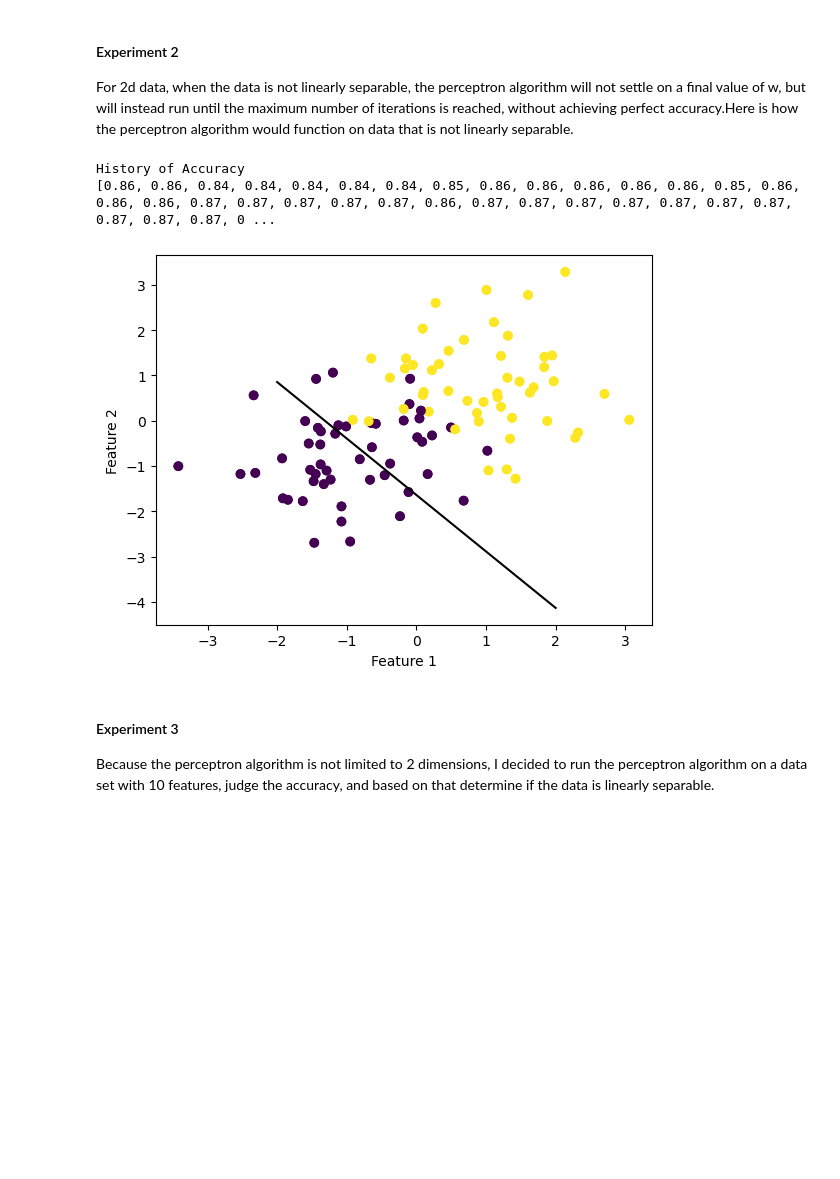
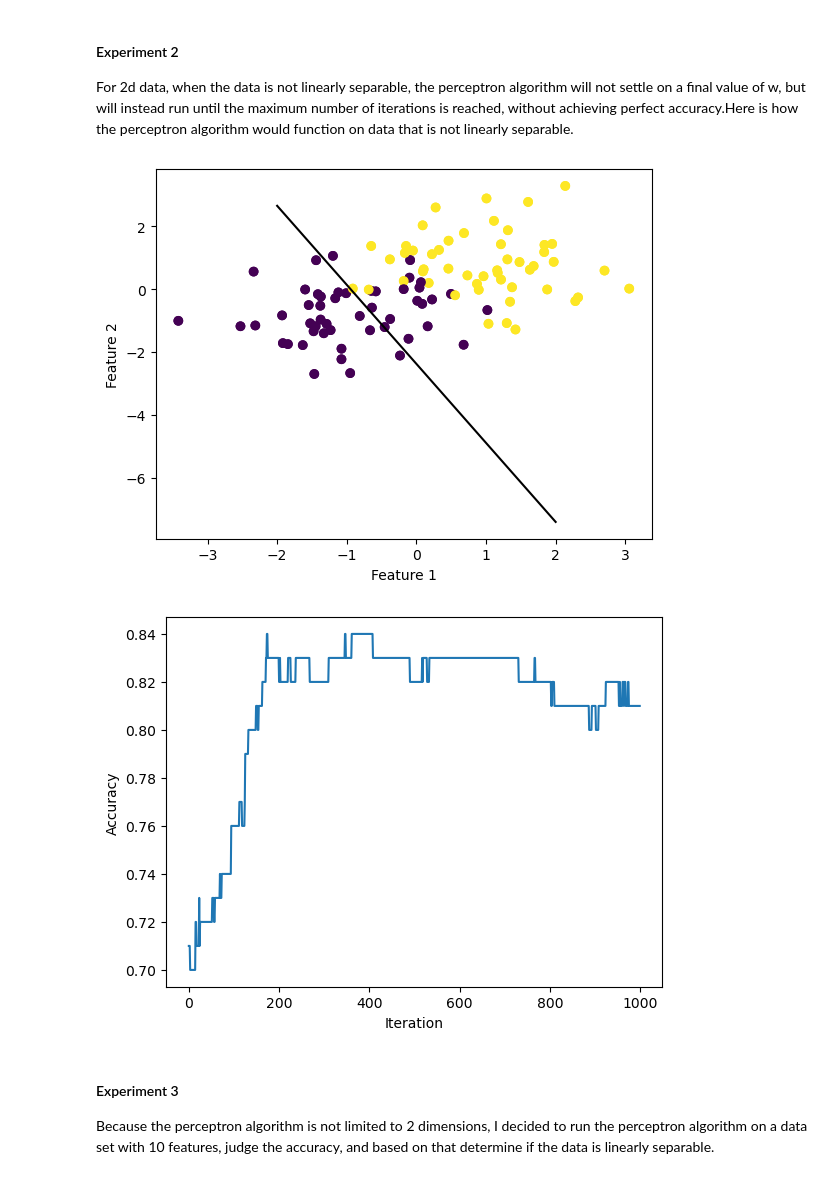
Before and after one commit to MGyawu/MGyawu.github.io, a Jupyter notebook: posts/Perceptron/Implementing_perceptron.ipynb, the cells around one changed output. Saved outputs shown, nothing was run; the diff lists cells and outputs as text; code cells hidden in the pictures; blank space fills up the shorter version.

```diff
--- a/posts/Perceptron/Implementing_perceptron.ipynb
+++ b/posts/Perceptron/Implementing_perceptron.ipynb
@@ -107,7 +115,7 @@ ylab = plt.ylabel("Feature 2")
 P_2 = Perceptron()
 X_ = np.append(X, np.ones((X.shape[0], 1)), 1)
 P_2.fit(X_,y)
-print("History of Accuracy \n" + str(P_2.history))
+#print("History of Accuracy \n" + str(P_2.history))
 
 fig = plt.scatter(X[:,0], X[:,1], c = y)
 fig = draw_line(P_2.w, -2, 2)
@@ -115,9 +123,13 @@ fig = draw_line(P_2.w, -2, 2)
 xlab = plt.xlabel("Feature 1")
 ylab = plt.ylabel("Feature 2")
 # %% [output]
-History of Accuracy
-[0.86, 0.86, 0.84, 0.84, 0.84, 0.84, 0.84, 0.85, 0.86, 0.86, 0.86, 0.86, 0.86, 0.85, 0.86, 0.86, 0.86, 0.87, 0.87, 0.87, 0.87, 0.87, 0.86, 0.87, 0.87, 0.87, 0.87, 0.87, 0.87, 0.87, 0.87, 0.87, 0.87, 0 ...
-[figure, old version]
+[figure, new version]
+# %%
+fig = plt.plot(P_2.history)
+xlab = plt.xlabel("Iteration")
+ylab = plt.ylabel("Accuracy")
+# %% [output]
+[figure, added]
 # %% [markdown]
 
 #### Experiment 3
```
Also changed, not shown: parts of 3 cells of this notebook, 10 other files.
